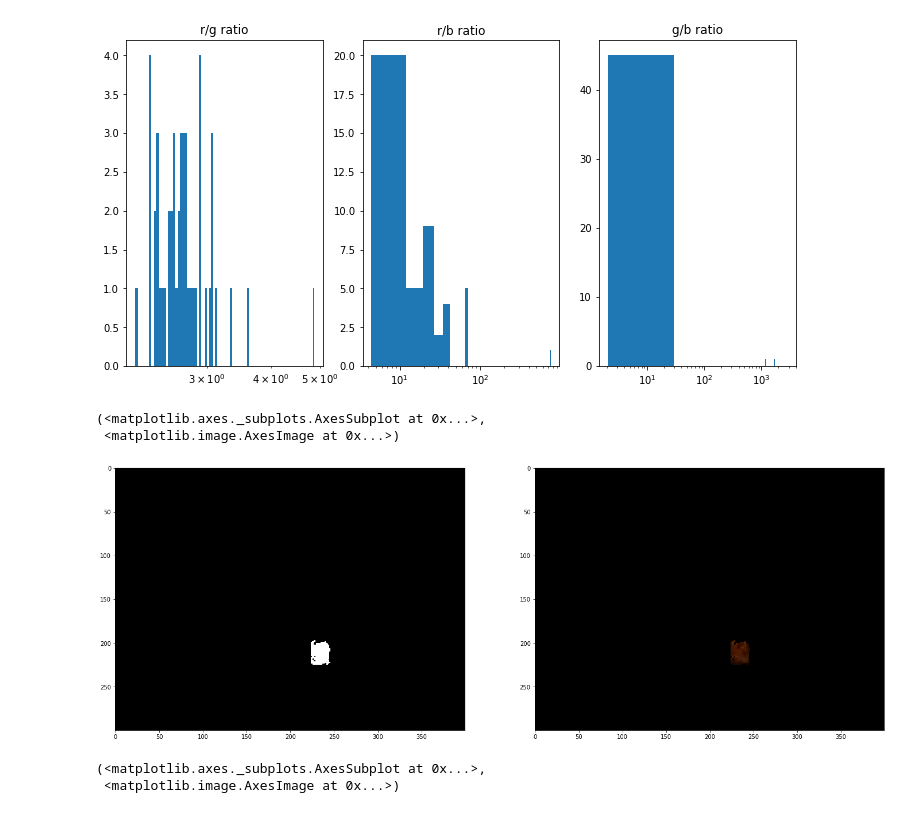
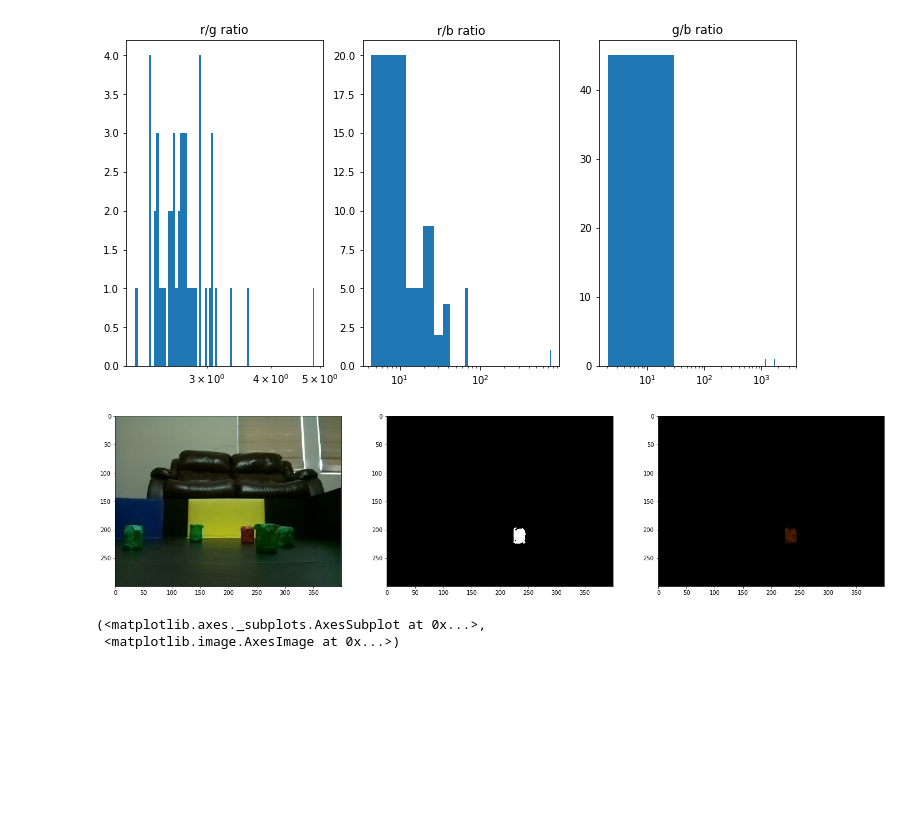
Before and after one commit to kittycattylollipop/raspberrypi, a Jupyter notebook: car_driving/opencvpy/color_target.ipynb, the cells around one changed output. Saved outputs shown, nothing was run; the diff lists cells and outputs as text; code cells hidden in the pictures; blank space fills up the shorter version.

```diff
--- a/car_driving/opencvpy/color_target.ipynb
+++ b/car_driving/opencvpy/color_target.ipynb
@@ -73,13 +81,10 @@ t1,t2,t3 = ctf.patch_stats(patch)
 # %%
 plt.rcParams['figure.figsize'] = [24, 12]
 #use RGB ratio for red color
 red_mask_ratio  = (ratioRG>2) & (ratioRB>2) & (img[:,:,1]<50) & (img[:,:,2]<50)
-plt.subplot(121),plt.imshow(red_mask_ratio,'gray')
-plt.subplot(122), plt.imshow(img * np.dstack((red_mask_ratio, red_mask_ratio, red_mask_ratio)))
+ctf.visMask(img, red_mask_ratio, [24, 12])
 # %% [output]
-(<matplotlib.axes._subplots.AxesSubplot at 0x...>,
- <matplotlib.image.AxesImage at 0x...>)
-[figure, old version]
+[figure, new version]
 # %%
 # use RGB threshold
 im_red_mask = cv2.inRange(img, (50, 0, 0), (255, 50, 50))
```
Also changed, not shown: parts of 10 cells of this notebook, 4 other files.
